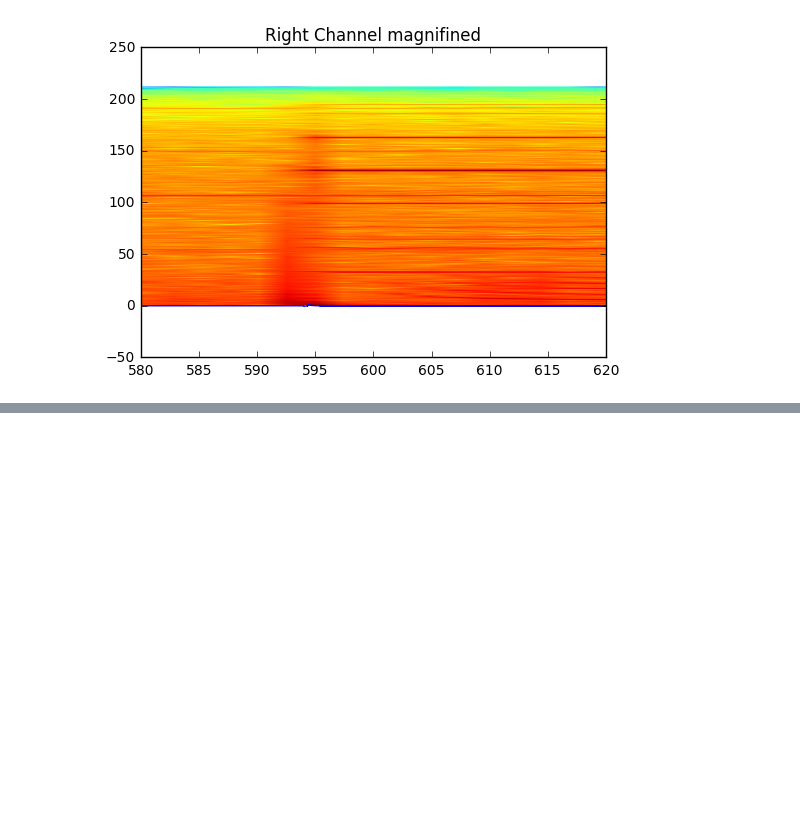
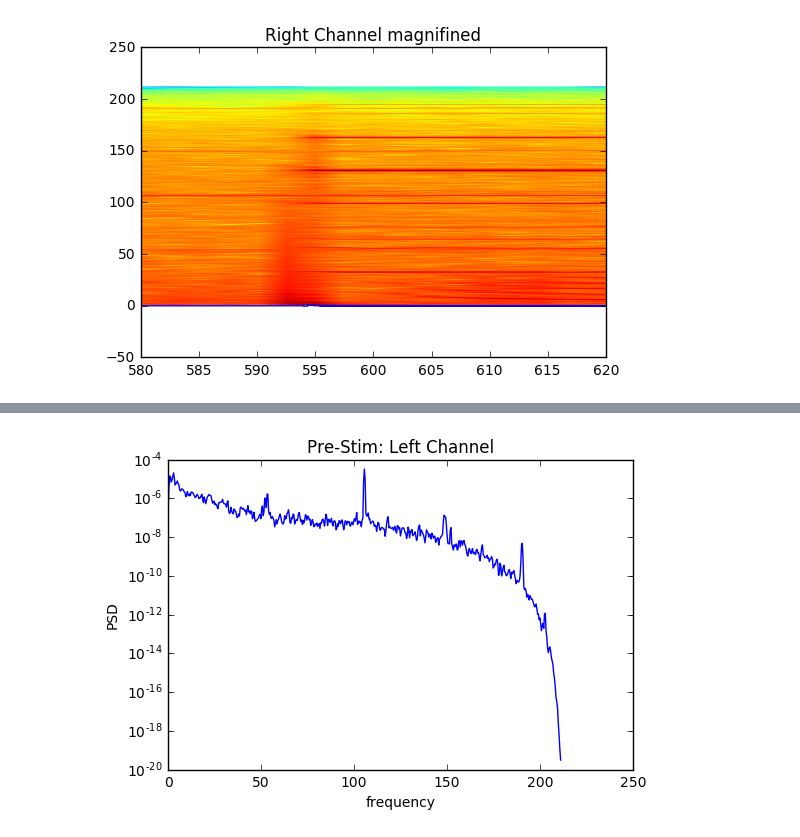
Before and after one commit to cajbowe/FFT-transforms, a Jupyter notebook: Chirp Analysis.ipynb, the cells around one changed output, grey strips where cells are left out. Cells and saved outputs as stored; diff of their text form; code cells hidden in the pictures; blank space fills up the shorter version.

```diff
--- a/Chirp Analysis.ipynb
+++ b/Chirp Analysis.ipynb
@@ -175,0 +126,24 @@ plt.show()
+# %%
+Lbstim = chirpdata[244760:248980,][:,0]
+#Left channel right before stimulation: 580 - 590 seconds
+Ldstim = chirpdata[251090:255310,][:,0]
+#Left channel during stimulation: 595 - 605 seconds
+Lastim = chirpdata[358700:362920,][:,0]
+#Left channel right after stimulation: 850 - 860 seconds
+
+
+Rbstim = chirpdata[244760:248980,][:,2]
+#Right channel right before stimulation: 580 - 590 seconds
+Rdstim = chirpdata[251090:255310,][:,2]
+#Right channel during stimulation: 595 - 605 seconds
+Rastim = chirpdata[358700:362920,][:,2]
+#Right channel right after stimulation: 850 - 860 seconds
+# %%
+f, Pxx_den = signal.welch(Lbstim, fs=sr, nperseg=1024)
+plt.semilogy(f, Pxx_den)
+plt.xlabel('frequency')
+plt.ylabel('PSD')
+plt.title('Pre-Stim: Left Channel')
+plt.show()
+# %% [output]
+[figure, added]
```
Also changed, not shown: parts of 11 cells of this notebook.
